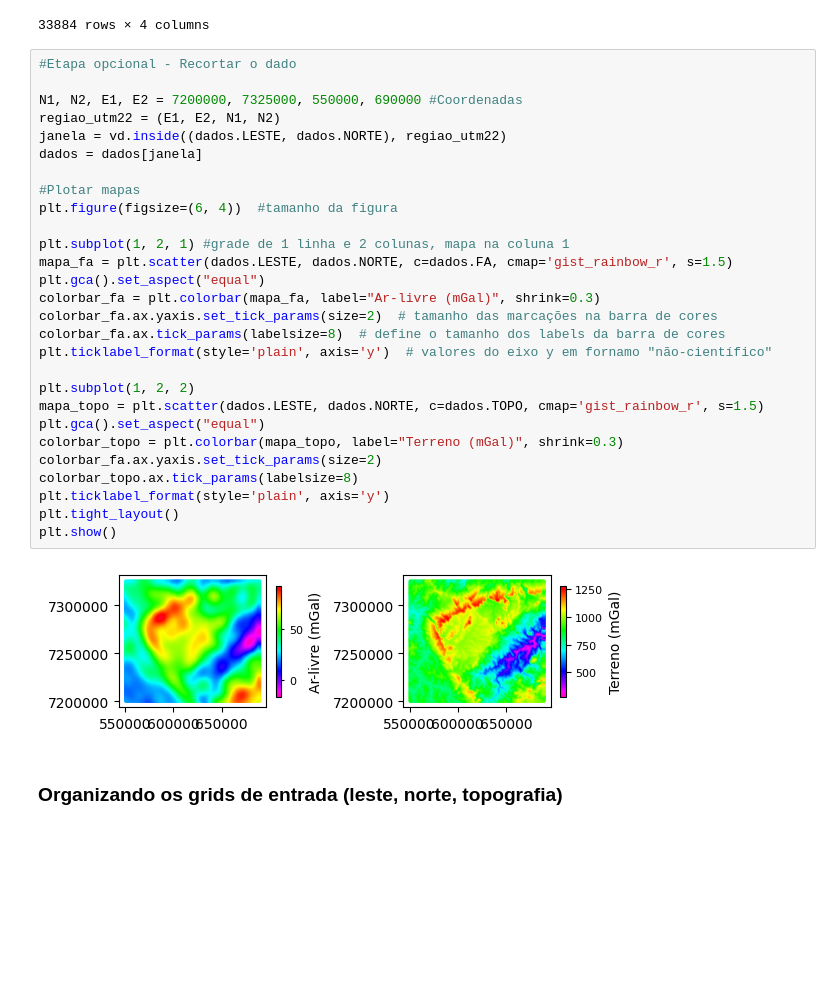
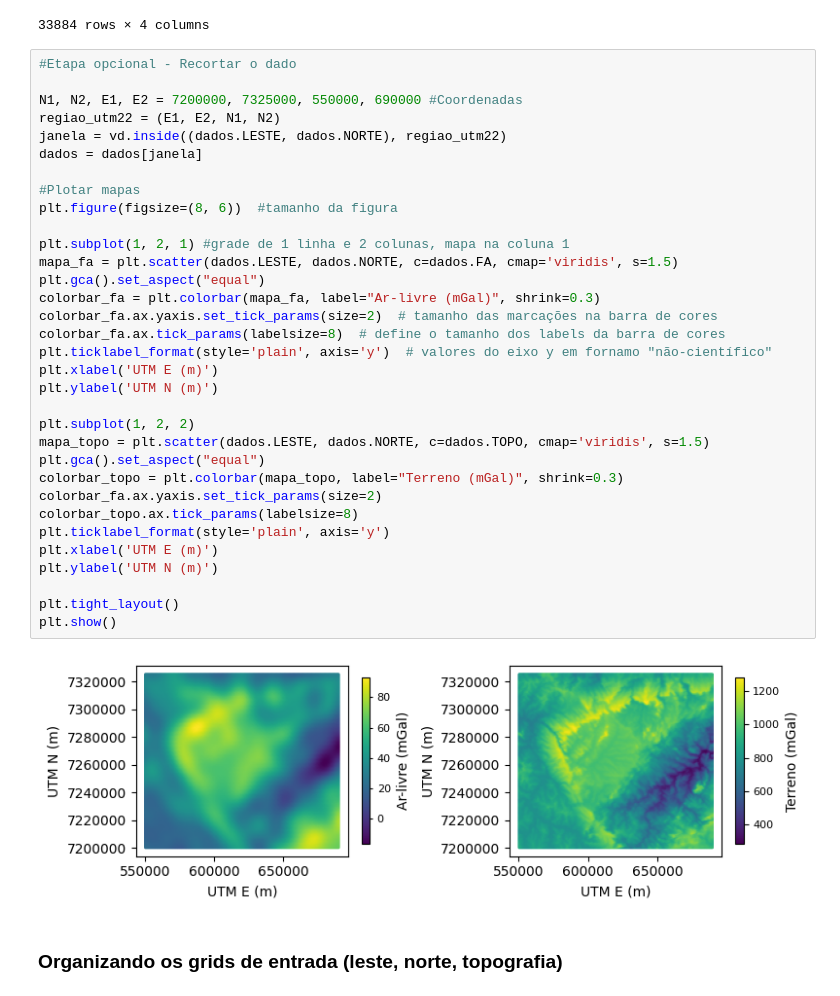
Before and after one commit to lszam/ensino, a Jupyter notebook: geof_grav/geof_grav_boug.ipynb, the cells around one changed output. Drawn from its saved outputs; the diff is of its cells as text; blank space fills up the shorter version.

```diff
--- a/geof_grav/geof_grav_boug.ipynb
+++ b/geof_grav/geof_grav_boug.ipynb
@@ -67,33 +74,38 @@ dados
 # %%
 #Etapa opcional - Recortar o dado
 
 N1, N2, E1, E2 = 7200000, 7325000, 550000, 690000 #Coordenadas
 regiao_utm22 = (E1, E2, N1, N2)
 janela = vd.inside((dados.LESTE, dados.NORTE), regiao_utm22)
 dados = dados[janela]
 
 #Plotar mapas
-plt.figure(figsize=(6, 4))  #tamanho da figura
+plt.figure(figsize=(8, 6))  #tamanho da figura
 
 plt.subplot(1, 2, 1) #grade de 1 linha e 2 colunas, mapa na coluna 1
-mapa_fa = plt.scatter(dados.LESTE, dados.NORTE, c=dados.FA, cmap='gist_rainbow_r', s=1.5)
+mapa_fa = plt.scatter(dados.LESTE, dados.NORTE, c=dados.FA, cmap='viridis', s=1.5)
 plt.gca().set_aspect("equal")
 colorbar_fa = plt.colorbar(mapa_fa, label="Ar-livre (mGal)", shrink=0.3)
 colorbar_fa.ax.yaxis.set_tick_params(size=2)  # tamanho das marcações na barra de cores
 colorbar_fa.ax.tick_params(labelsize=8)  # define o tamanho dos labels da barra de cores
 plt.ticklabel_format(style='plain', axis='y')  # valores do eixo y em fornamo "não-científico"
+plt.xlabel('UTM E (m)')
+plt.ylabel('UTM N (m)')
 
 plt.subplot(1, 2, 2)
-mapa_topo = plt.scatter(dados.LESTE, dados.NORTE, c=dados.TOPO, cmap='gist_rainbow_r', s=1.5)
+mapa_topo = plt.scatter(dados.LESTE, dados.NORTE, c=dados.TOPO, cmap='viridis', s=1.5)
 plt.gca().set_aspect("equal")
 colorbar_topo = plt.colorbar(mapa_topo, label="Terreno (mGal)", shrink=0.3)
 colorbar_fa.ax.yaxis.set_tick_params(size=2)
 colorbar_topo.ax.tick_params(labelsize=8)
 plt.ticklabel_format(style='plain', axis='y')
+plt.xlabel('UTM E (m)')
+plt.ylabel('UTM N (m)')
+
 plt.tight_layout()
 plt.show()
 # %% [output]
-[figure, old version]
+[figure, new version]
 # %% [markdown]
 ### Organizando os grids de entrada (leste, norte, topografia)
 # %%
```
Also changed, not shown: parts of 11 cells of this notebook, 13 other files.
